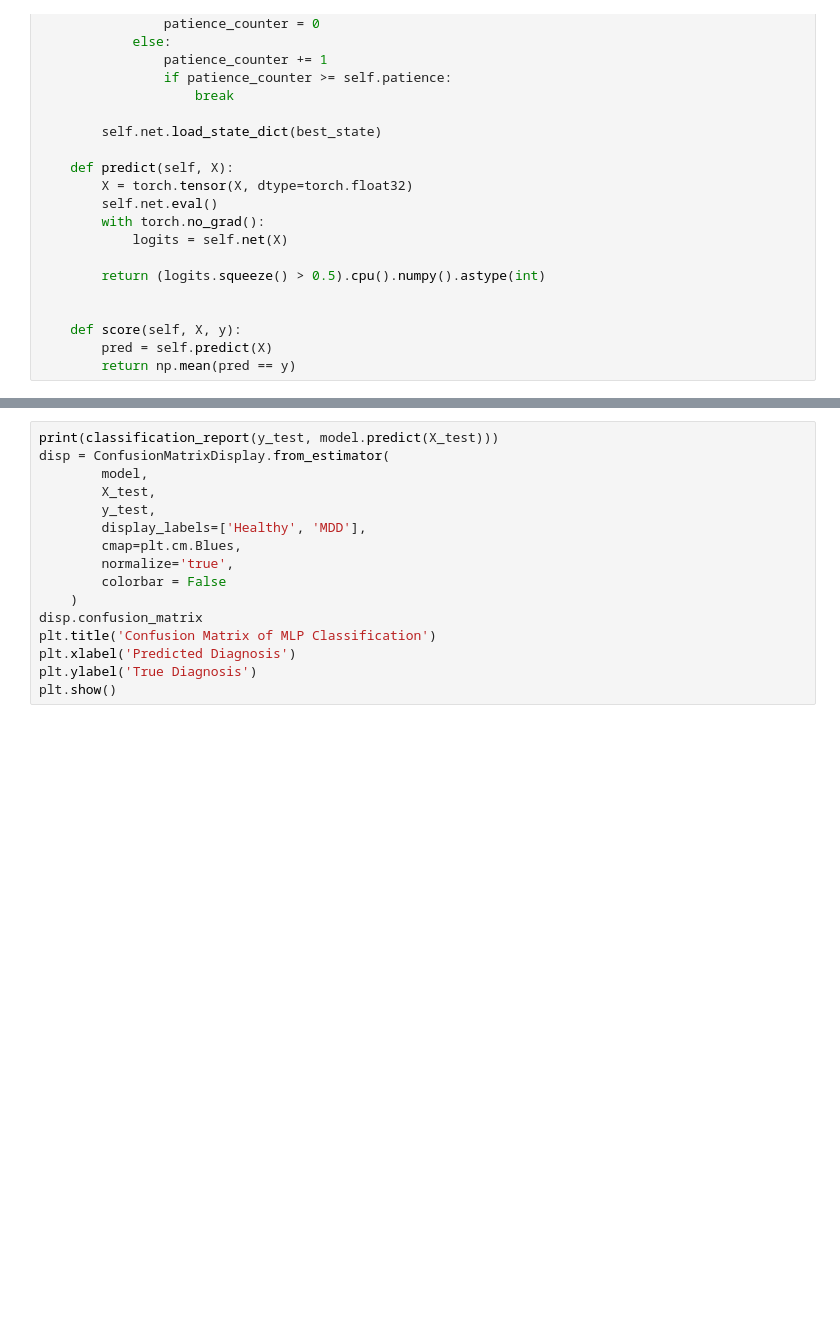
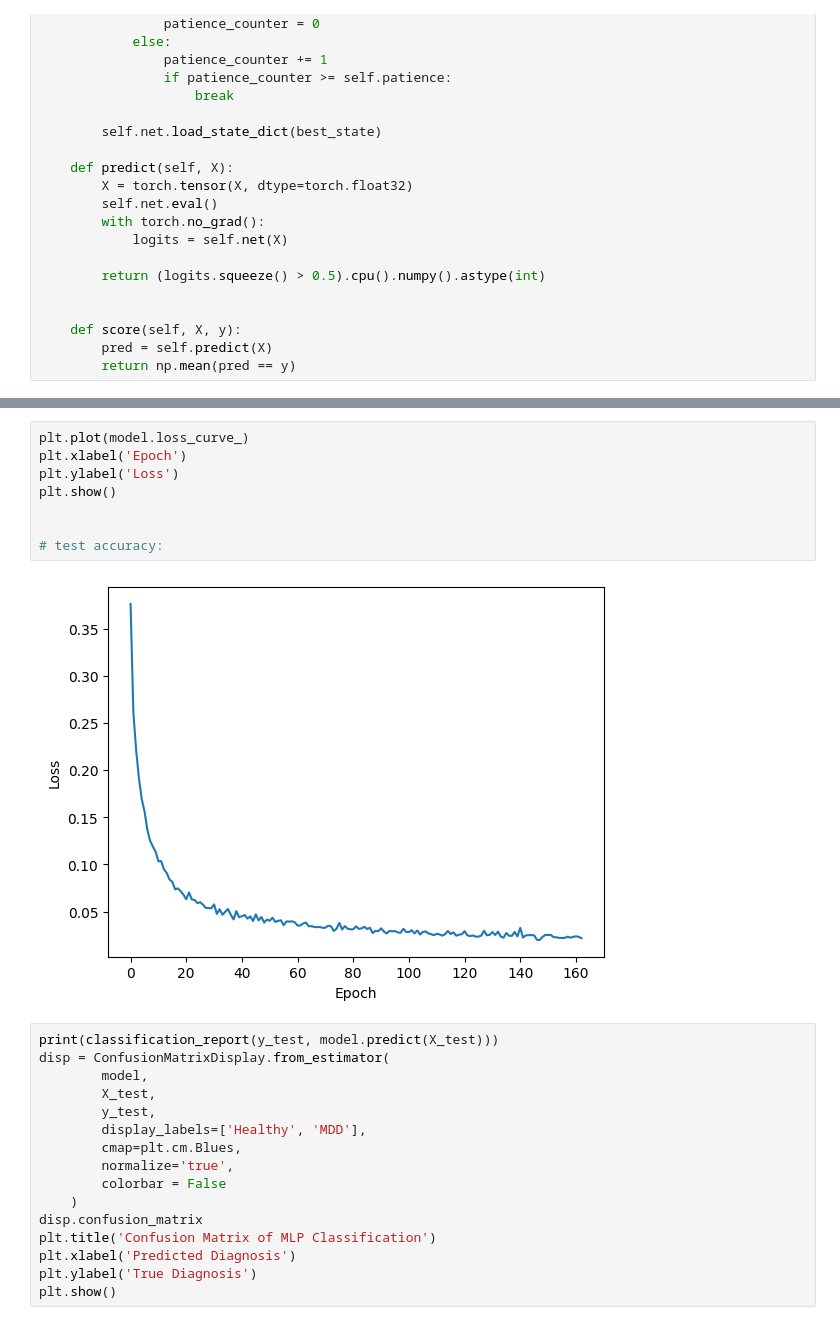
Before and after one commit to siddhantamberkar/Physics188-FinalProject, a Jupyter notebook: MLP/trainMLP.ipynb, the cells around one changed output, grey strips where cells are left out. Drawn from its saved outputs; the diff is of its cells as text; blank space fills up the shorter version.

```diff
--- a/MLP/trainMLP.ipynb
+++ b/MLP/trainMLP.ipynb
@@ -223,3 +247,13 @@ plt.show()
+# %%
+plt.plot(model.loss_curve_)
+plt.xlabel('Epoch')
+plt.ylabel('Loss')
+plt.show()
+
+
+# test accuracy:
+# %% [output]
+[figure, added]
 # %%
 print(classification_report(y_test, model.predict(X_test)))
 disp = ConfusionMatrixDisplay.from_estimator(
```
Also changed, not shown: parts of 4 cells of this notebook, 7 other files.
